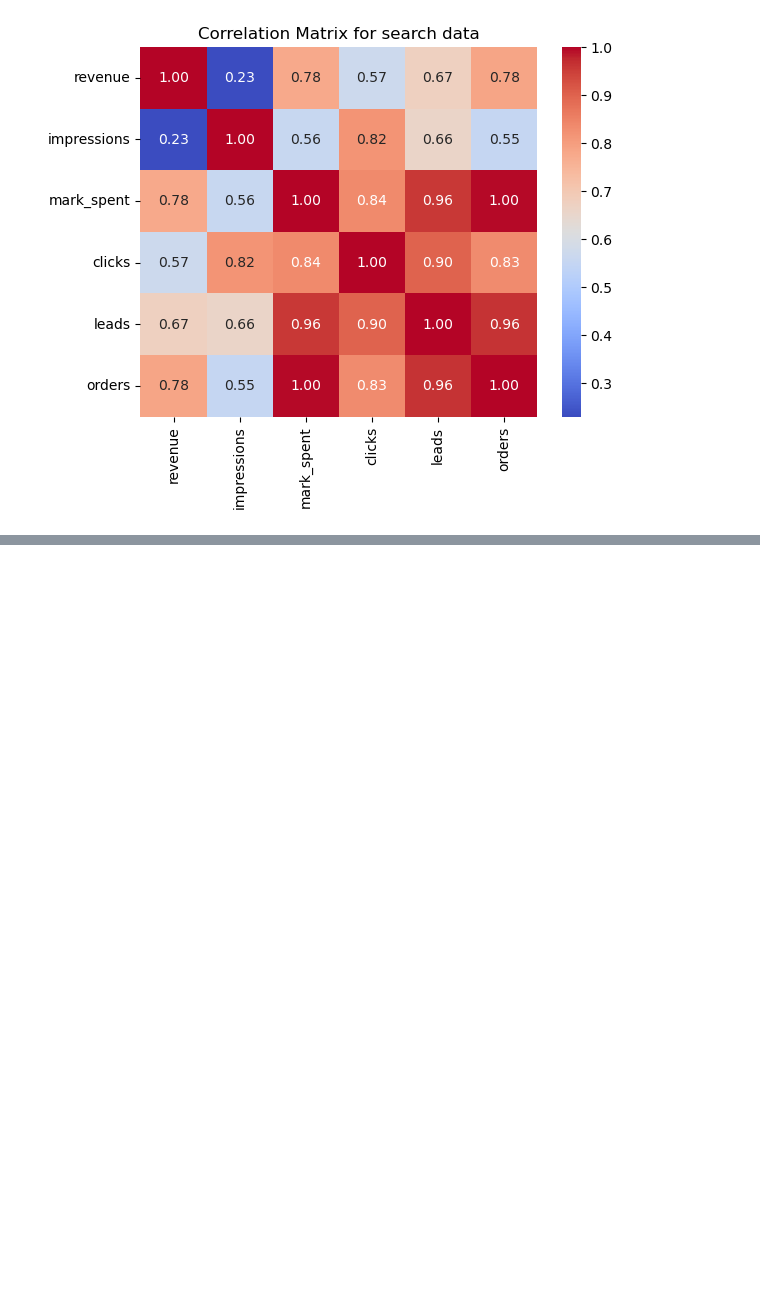
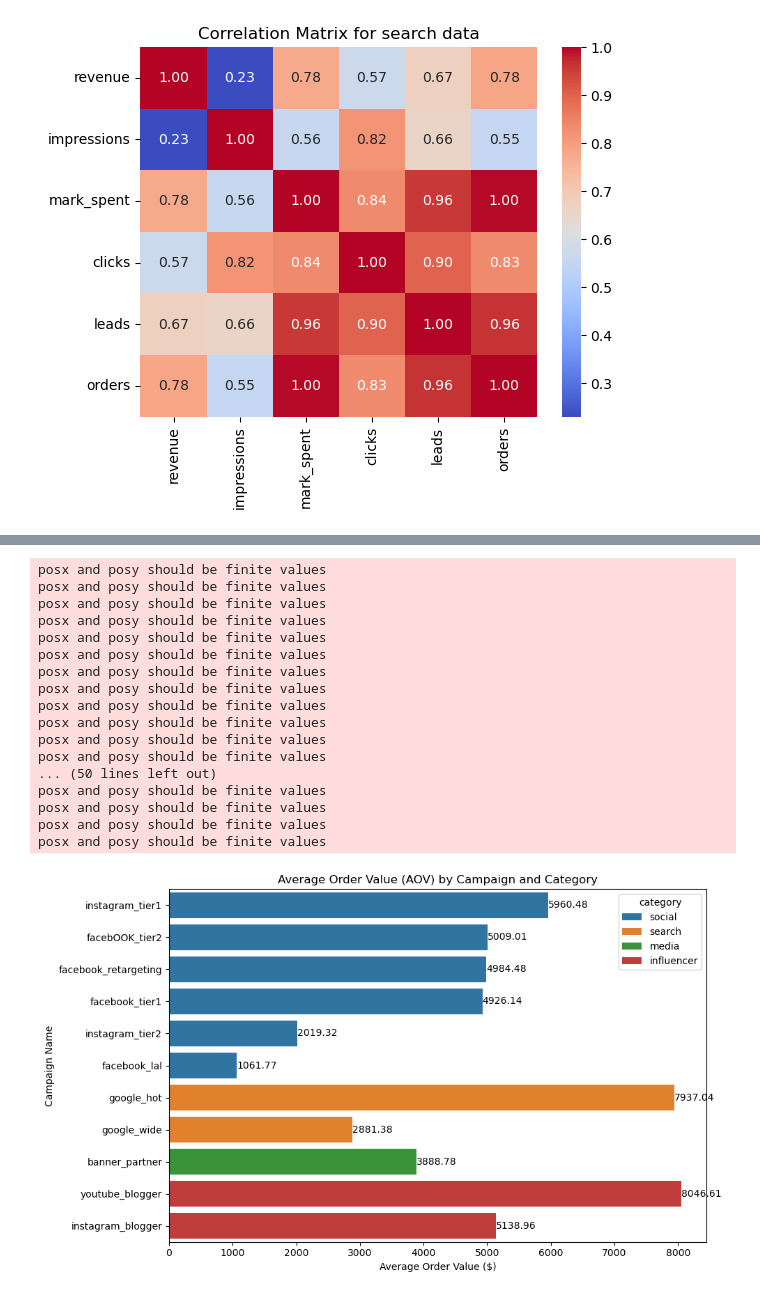
Before and after one commit to eloiiiseyu/Digital-Marketing-Metrics-, a Jupyter notebook: Marketing Analytics.ipynb, the cells around one changed output, grey strips where cells are left out. Saved outputs shown, nothing was run; the diff lists cells and outputs as text; code cells hidden in the pictures; blank space fills up the shorter version.

```diff
--- a/Marketing Analytics.ipynb
+++ b/Marketing Analytics.ipynb
@@ -491,0 +571,39 @@ plt.show()
+# %%
+# Calculations for each metric
+# Cost per Click (CPC)
+df['CPC'] = df['mark_spent'] / df['clicks']
+
+# Customer Acquisition Cost (CAC)
+df['CAC'] = df['mark_spent'] / df['leads']
+
+# Average Order Value (AOV)
+df['AOV'] = df['revenue'] / df['orders']
+
+# Function to plot and save each metric
+def plot_and_save_metric(dataframe, metric, title, xlabel, filename):
+    grouped_df = dataframe.groupby(['category', 'campaign_name']).agg({metric: 'mean'}).reset_index()
+    grouped_df = grouped_df.sort_values(['category', metric], ascending=False)
+
+    plt.figure(figsize=(10, 6))
+    barplot = sns.barplot(x=metric, y='campaign_name', hue='category', data=grouped_df, dodge=False)
+    plt.title(title)
+    plt.xlabel(xlabel)
+    plt.ylabel('Campaign Name')
+
+    # Adding labels on the bars for clarity
+    for p in barplot.patches:
+        width = p.get_width()
+        plt.text(width + 0.5,  # position on x-axis to place the label, adding a small margin
+                 p.get_y() + p.get_height() / 2,  # position on y-axis to place the label
+                 '{:1.2f}'.format(width),  # the label text
+                 ha='left',  # horizontal alignment
+                 va='center')  # vertical alignment
+
+    plt.tight_layout()
+    plt.savefig(filename)  # Save the figure
+    plt.close()  # Close the plot to free up memory
+
+# Plotting and saving each metric
+plot_and_save_metric(df, 'CPC', 'Cost Per Click (CPC) by Campaign and Category', 'Cost Per Click ($)', 'CPC_by_Campaign_and_Category.png')
+plot_and_save_metric(df, 'CAC', 'Customer Acquisition Cost (CAC) by Campaign and Category', 'Customer Acquisition Cost ($)', 'CAC_by_Campaign_and_Category.png')
+plot_and_save_metric(df, 'AOV', 'Average Order Value (AOV) by Campaign and Category', 'Average Order Value ($)', 'AOV_by_Campaign_and_Category.png')
@@ -491,0 +628,21 @@ plt.show()
+# %%
+plot_metric(df, 'AOV', 'Average Order Value (AOV) by Campaign and Category', 'Average Order Value ($)')
+# %% [output]
+posx and posy should be finite values
+posx and posy should be finite values
+posx and posy should be finite values
+posx and posy should be finite values
+posx and posy should be finite values
+posx and posy should be finite values
+posx and posy should be finite values
+posx and posy should be finite values
+posx and posy should be finite values
+posx and posy should be finite values
+posx and posy should be finite values
+posx and posy should be finite values
+... (50 lines left out)
+posx and posy should be finite values
+posx and posy should be finite values
+posx and posy should be finite values
+posx and posy should be finite values
+[figure, added]
```
Also changed, not shown: parts of 3 cells of this notebook.
